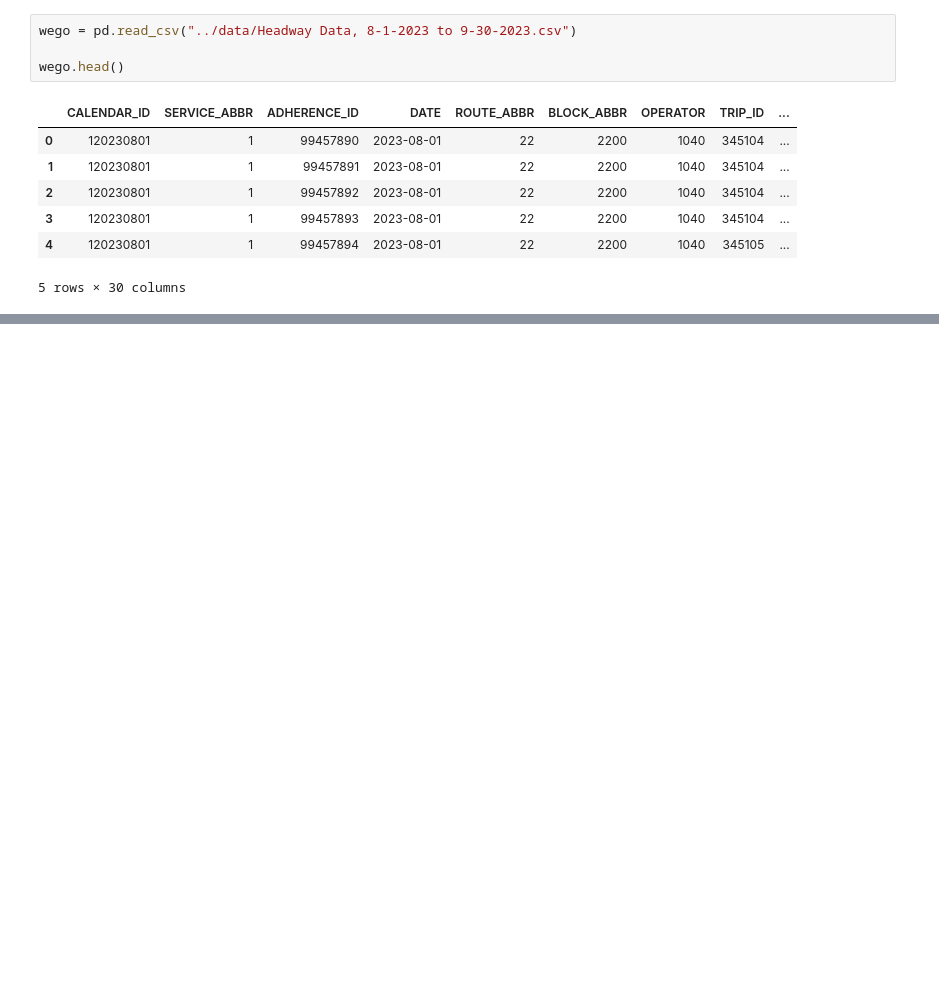
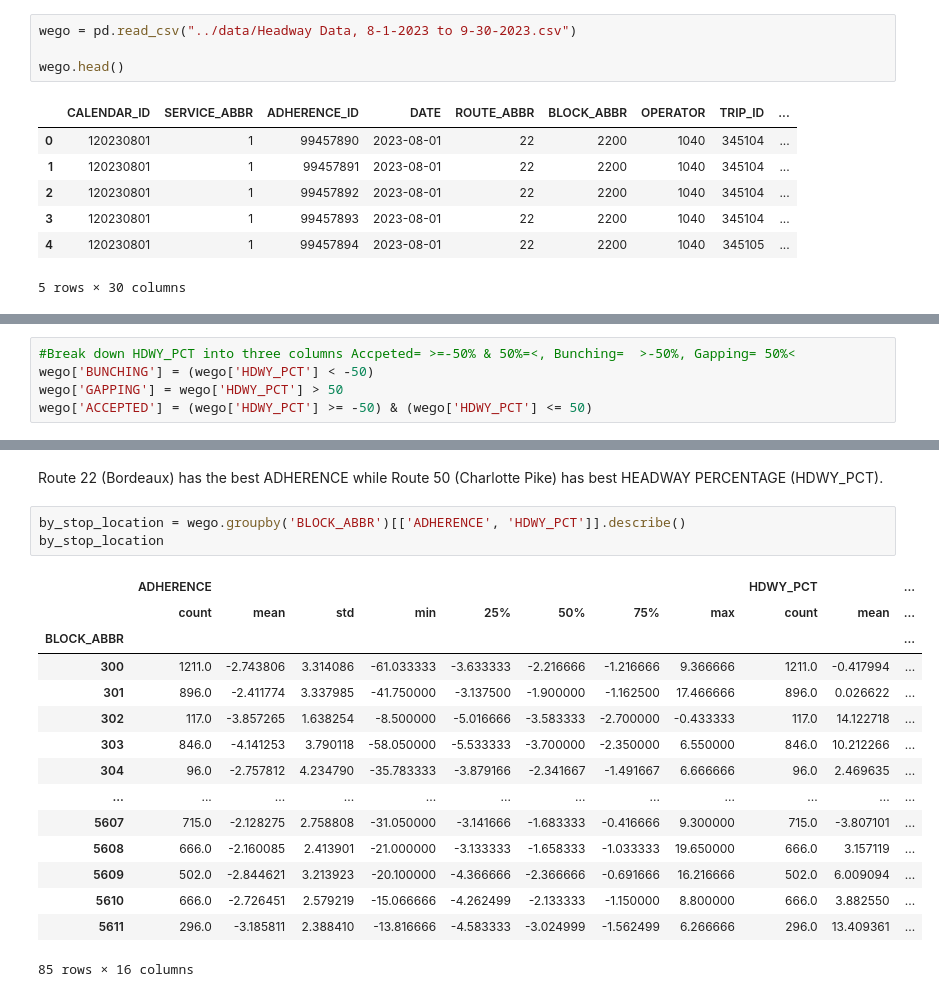
Before and after one commit to NSS-Data-Analytics-Cohort-11/wego-raiders, a Jupyter notebook: notebooks/WeGo.ipynb, the cells around one changed output, grey strips where cells are left out. Saved outputs shown, nothing was run; the diff lists cells and outputs as text; blank space fills up the shorter version.

```diff
--- a/notebooks/WeGo.ipynb
+++ b/notebooks/WeGo.ipynb
@@ -22,0 +61,5 @@ wego.head()
+# %%
+#Break down HDWY_PCT into three columns Accpeted= >=-50% & 50%=<, Bunching=  >-50%, Gapping= 50%<
+wego['BUNCHING'] = (wego['HDWY_PCT'] < -50)
+wego['GAPPING'] = wego['HDWY_PCT'] > 50
+wego['ACCEPTED'] = (wego['HDWY_PCT'] >= -50) & (wego['HDWY_PCT'] <= 50)
@@ -392,0 +174,21 @@ wego.groupby('TIME_POINT_ABBR')[['ADHERENCE', 'HDWY_DEV']].describe()
+# %% [markdown]
+Route 22 (Bordeaux) has the best ADHERENCE while Route 50 (Charlotte Pike) has best HEADWAY PERCENTAGE (HDWY_PCT).
+# %%
+by_stop_location = wego.groupby('BLOCK_ABBR')[['ADHERENCE', 'HDWY_PCT']].describe()
+by_stop_location
+# %% [output]
+|  | ADHERENCE |  |  |  |  |  |  |  | HDWY_PCT |  | ... |
+|  | count | mean | std | min | 25% | 50% | 75% | max | count | mean | ... |
+| BLOCK_ABBR |  |  |  |  |  |  |  |  |  |  | ... |
+| 300 | 1211.0 | -2.743806 | 3.314086 | -61.033333 | -3.633333 | -2.216666 | -1.216666 | 9.366666 | 1211.0 | -0.417994 | ... |
+| 301 | 896.0 | -2.411774 | 3.337985 | -41.750000 | -3.137500 | -1.900000 | -1.162500 | 17.466666 | 896.0 | 0.026622 | ... |
+| 302 | 117.0 | -3.857265 | 1.638254 | -8.500000 | -5.016666 | -3.583333 | -2.700000 | -0.433333 | 117.0 | 14.122718 | ... |
+| 303 | 846.0 | -4.141253 | 3.790118 | -58.050000 | -5.533333 | -3.700000 | -2.350000 | 6.550000 | 846.0 | 10.212266 | ... |
+| 304 | 96.0 | -2.757812 | 4.234790 | -35.783333 | -3.879166 | -2.341667 | -1.491667 | 6.666666 | 96.0 | 2.469635 | ... |
+| ... | ... | ... | ... | ... | ... | ... | ... | ... | ... | ... | ... |
+| 5607 | 715.0 | -2.128275 | 2.758808 | -31.050000 | -3.141666 | -1.683333 | -0.416666 | 9.300000 | 715.0 | -3.807101 | ... |
+| 5608 | 666.0 | -2.160085 | 2.413901 | -21.000000 | -3.133333 | -1.658333 | -1.033333 | 19.650000 | 666.0 | 3.157119 | ... |
+| 5609 | 502.0 | -2.844621 | 3.213923 | -20.100000 | -4.366666 | -2.366666 | -0.691666 | 16.216666 | 502.0 | 6.009094 | ... |
+| 5610 | 666.0 | -2.726451 | 2.579219 | -15.066666 | -4.262499 | -2.133333 | -1.150000 | 8.800000 | 666.0 | 3.882550 | ... |
+| 5611 | 296.0 | -3.185811 | 2.388410 | -13.816666 | -4.583333 | -3.024999 | -1.562499 | 6.266666 | 296.0 | 13.409361 | ... |
+85 rows × 16 columns
```
Also changed, not shown: parts of 72 cells of this notebook, 2 other files.
